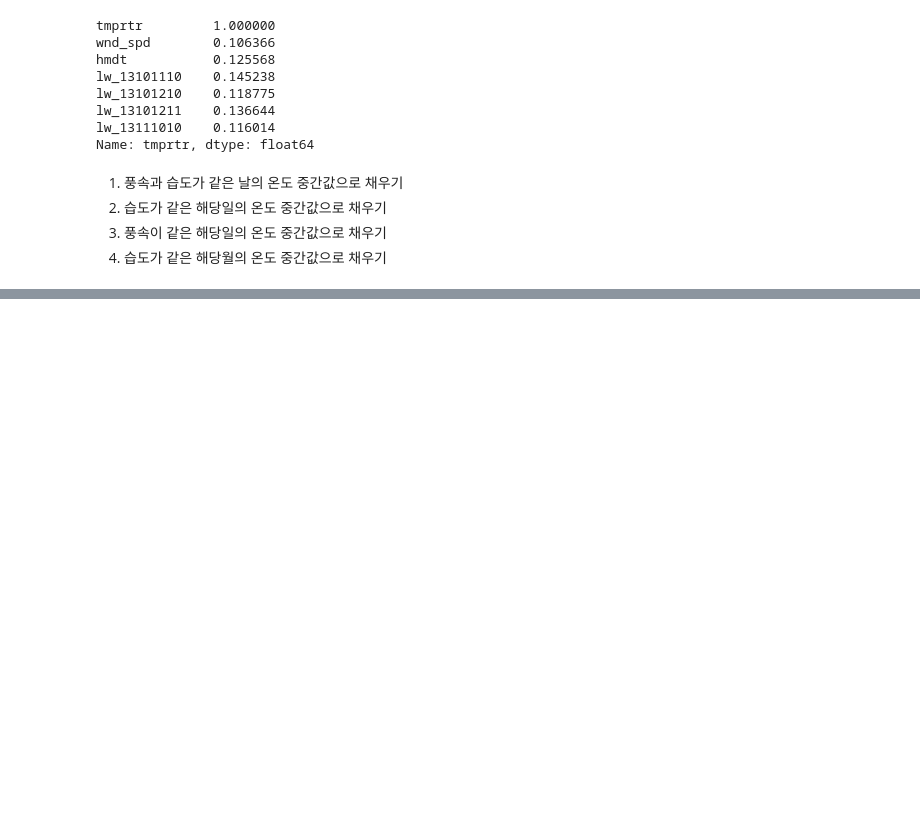
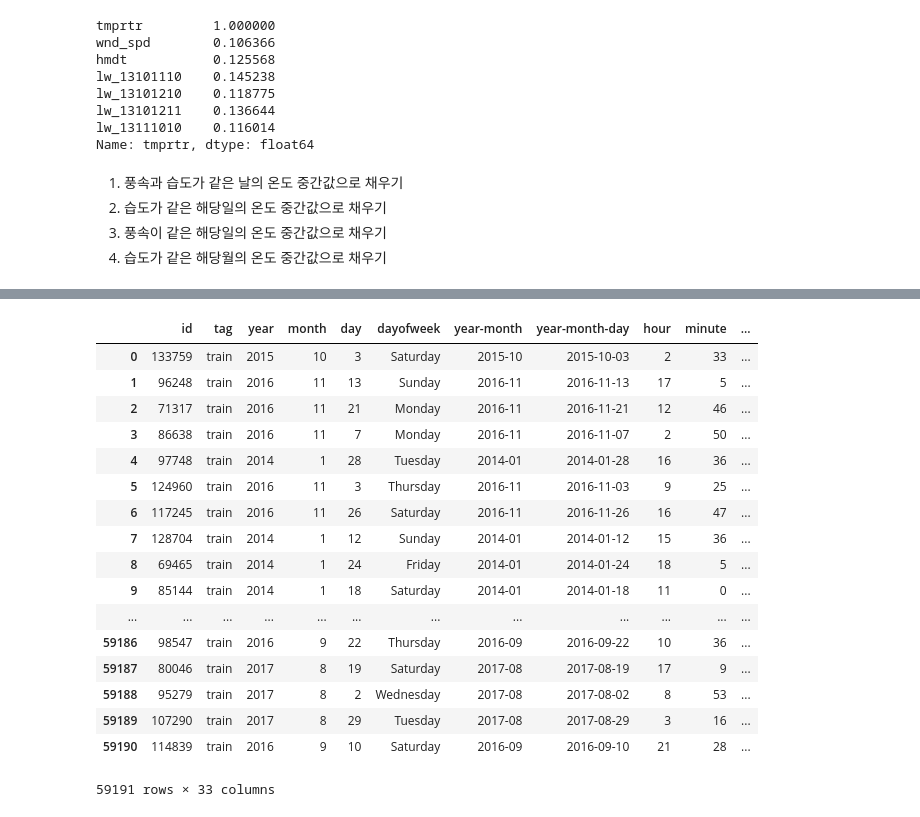
Before and after one commit to hanseul-wang/fire-prediction-model-Kimhae, a Jupyter notebook: Fire/Data_analysis/Fire_Preprocessing.ipynb, the cells around one changed output, grey strips where cells are left out. Saved outputs shown, nothing was run; the diff lists cells and outputs as text; code cells hidden in the pictures; blank space fills up the shorter version.

Commit message:
preprocessing 에러 수정

```diff
--- a/Fire/Data_analysis/Fire_Preprocessing.ipynb
+++ b/Fire/Data_analysis/Fire_Preprocessing.ipynb
@@ -525,0 +631,22 @@ train['tmprtr'].isnull().sum()
+# %%
+# 잘 저장됐는지 확인
+pd.read_csv('../Data/preprocessingdf.csv')
+# %% [output]
+|  | id | tag | year | month | day | dayofweek | year-month | year-month-day | hour | minute | ... |
+| 0 | 133759 | train | 2015 | 10 | 3 | Saturday | 2015-10 | 2015-10-03 | 2 | 33 | ... |
+| 1 | 96248 | train | 2016 | 11 | 13 | Sunday | 2016-11 | 2016-11-13 | 17 | 5 | ... |
+| 2 | 71317 | train | 2016 | 11 | 21 | Monday | 2016-11 | 2016-11-21 | 12 | 46 | ... |
+| 3 | 86638 | train | 2016 | 11 | 7 | Monday | 2016-11 | 2016-11-07 | 2 | 50 | ... |
+| 4 | 97748 | train | 2014 | 1 | 28 | Tuesday | 2014-01 | 2014-01-28 | 16 | 36 | ... |
+| 5 | 124960 | train | 2016 | 11 | 3 | Thursday | 2016-11 | 2016-11-03 | 9 | 25 | ... |
+| 6 | 117245 | train | 2016 | 11 | 26 | Saturday | 2016-11 | 2016-11-26 | 16 | 47 | ... |
+| 7 | 128704 | train | 2014 | 1 | 12 | Sunday | 2014-01 | 2014-01-12 | 15 | 36 | ... |
+| 8 | 69465 | train | 2014 | 1 | 24 | Friday | 2014-01 | 2014-01-24 | 18 | 5 | ... |
+| 9 | 85144 | train | 2014 | 1 | 18 | Saturday | 2014-01 | 2014-01-18 | 11 | 0 | ... |
+| ... | ... | ... | ... | ... | ... | ... | ... | ... | ... | ... | ... |
+| 59186 | 98547 | train | 2016 | 9 | 22 | Thursday | 2016-09 | 2016-09-22 | 10 | 36 | ... |
+| 59187 | 80046 | train | 2017 | 8 | 19 | Saturday | 2017-08 | 2017-08-19 | 17 | 9 | ... |
+| 59188 | 95279 | train | 2017 | 8 | 2 | Wednesday | 2017-08 | 2017-08-02 | 8 | 53 | ... |
+| 59189 | 107290 | train | 2017 | 8 | 29 | Tuesday | 2017-08 | 2017-08-29 | 3 | 16 | ... |
+| 59190 | 114839 | train | 2016 | 9 | 10 | Saturday | 2016-09 | 2016-09-10 | 21 | 28 | ... |
+59191 rows × 33 columns
```
Also changed, not shown: parts of 36 cells of this notebook.
